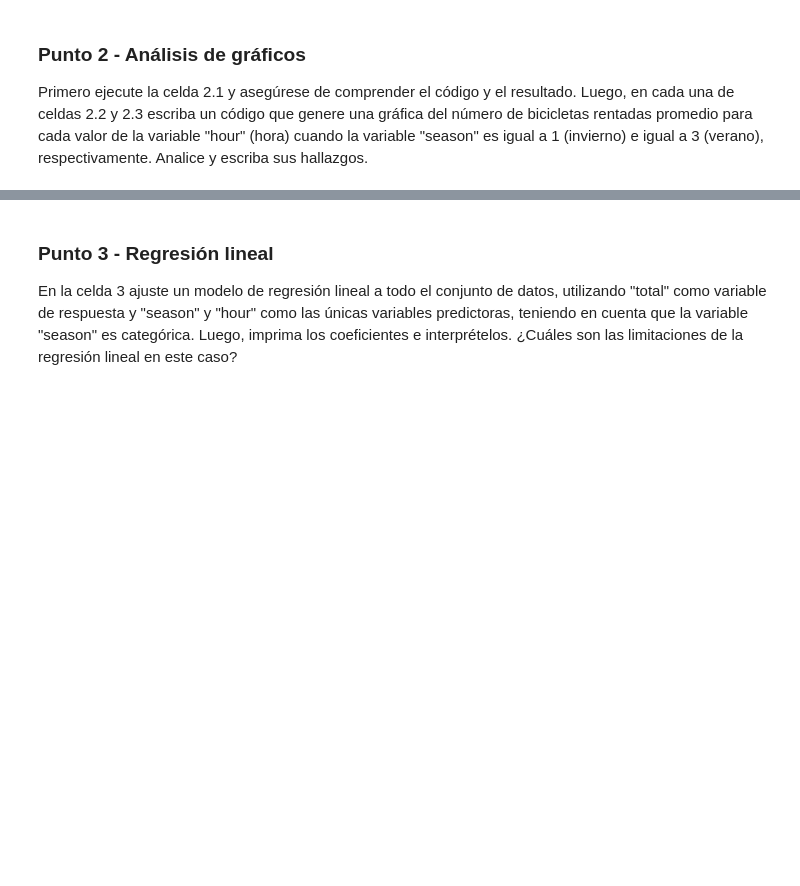
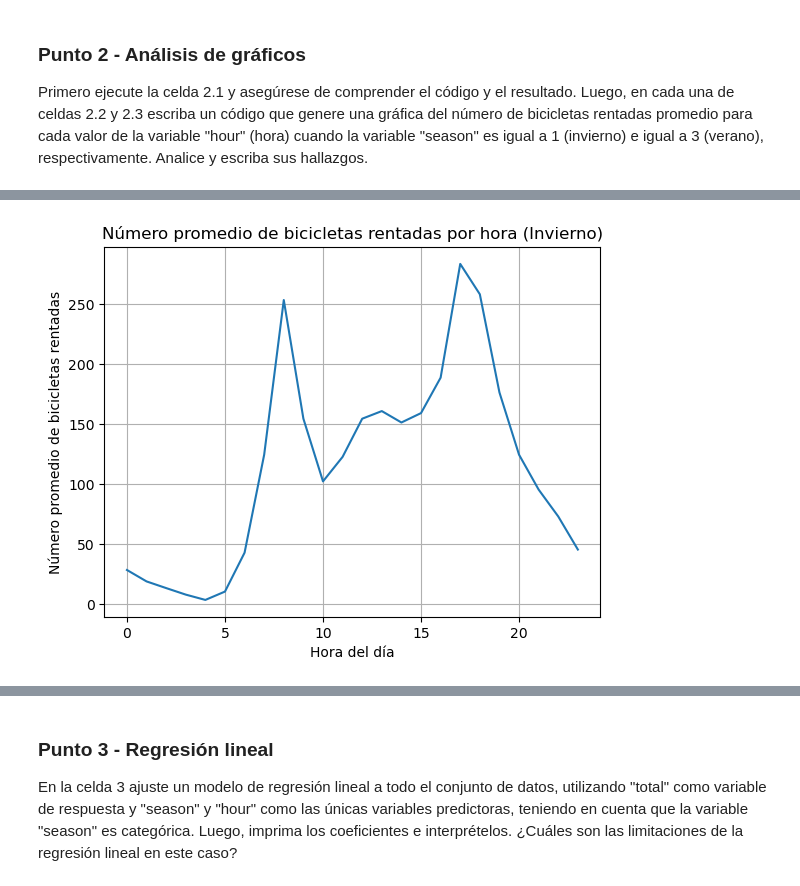
Before and after one commit to SOFIASALAZARSUAZA/Taller-Construcci-n-e-implementaci-n-de-rboles-de-decisi-n-y-m-todos-de-ensamblaje, a Jupyter notebook: S1TC1_arboles_ensamblajes.ipynb, the cells around one changed output, grey strips where cells are left out. Drawn from its saved outputs; the diff is of its cells as text; code cells hidden in the pictures; blank space fills up the shorter version.

```diff
--- a/S1TC1_arboles_ensamblajes.ipynb
+++ b/S1TC1_arboles_ensamblajes.ipynb
@@ -163,0 +167,10 @@ bikes.groupby('hour').total.mean().plot()
+# %%
+# Celda 2.2 - "season"=1 escriba su código y hallazgos
+bikes[bikes['season'] == 1].groupby('hour').total.mean().plot()
+plt.title('Número promedio de bicicletas rentadas por hora (Invierno)')
+plt.xlabel('Hora del día')
+plt.ylabel('Número promedio de bicicletas rentadas')
+plt.grid(True)
+plt.show()
+# %% [output]
+[figure, added]
```
Also changed, not shown: parts of 35 cells of this notebook.
